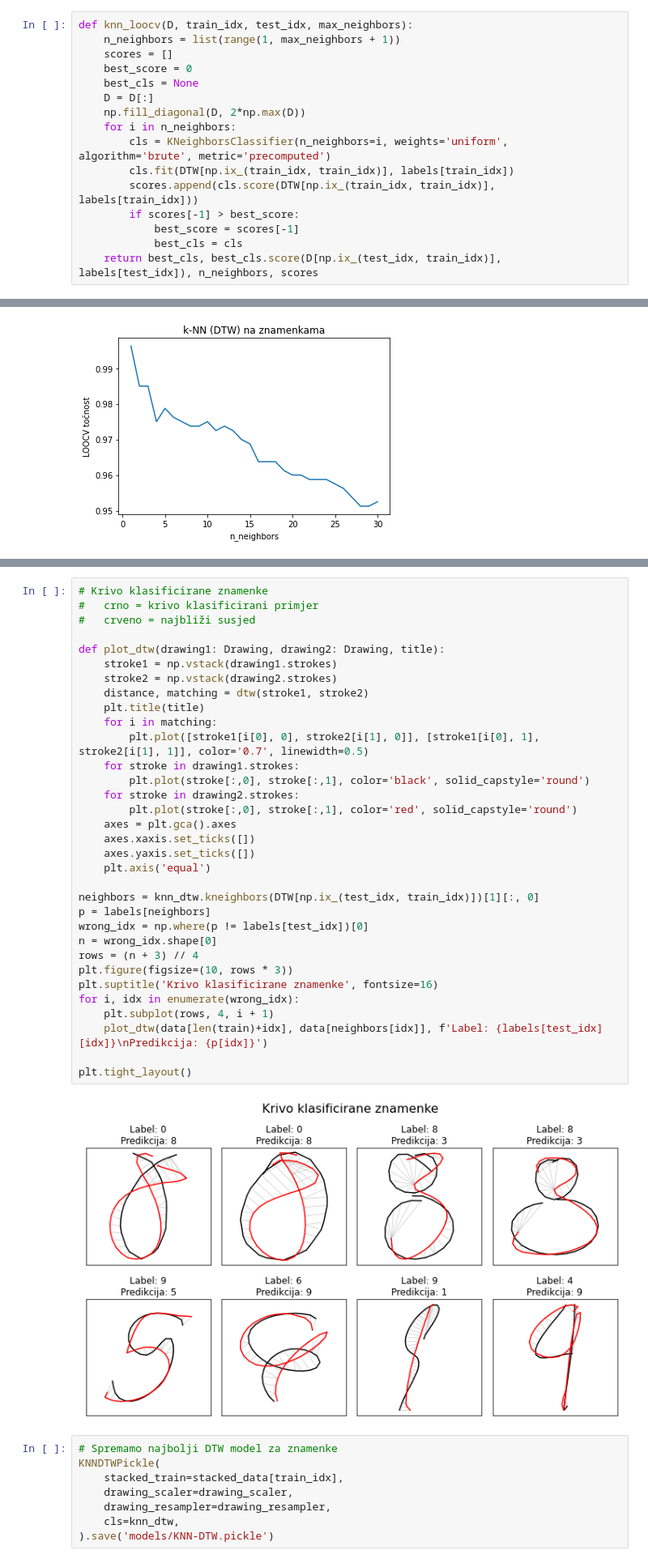
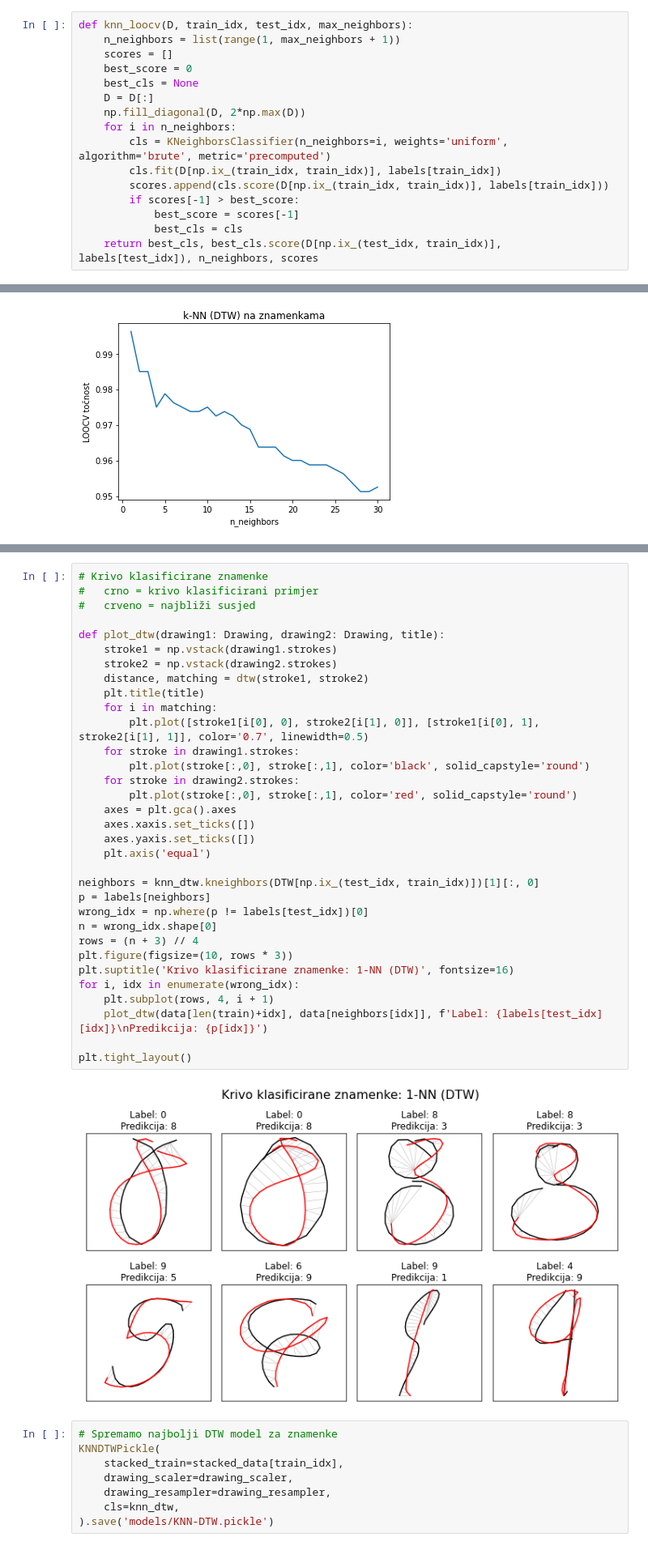
Before and after one commit to markojukic/raketa-online-character-recognition, a Jupyter notebook: k-NN.ipynb, the cells around one changed output, grey strips where cells are left out. Shown: that part at 81% size. Cells and saved outputs as stored; diff of their text form.

```diff
--- a/k-NN.ipynb
+++ b/k-NN.ipynb
@@ -44,8 +44,8 @@ def knn_loocv(D, train_idx, test_idx, max_neighbors):
     np.fill_diagonal(D, 2*np.max(D))
     for i in n_neighbors:
         cls = KNeighborsClassifier(n_neighbors=i, weights='uniform', algorithm='brute', metric='precomputed')
-        cls.fit(DTW[np.ix_(train_idx, train_idx)], labels[train_idx])
-        scores.append(cls.score(DTW[np.ix_(train_idx, train_idx)], labels[train_idx]))
+        cls.fit(D[np.ix_(train_idx, train_idx)], labels[train_idx])
+        scores.append(cls.score(D[np.ix_(train_idx, train_idx)], labels[train_idx]))
         if scores[-1] > best_score:
             best_score = scores[-1]
             best_cls = cls
@@ -74,35 +71,35 @@ p = labels[neighbors]
 #   crveno = najbliži susjed
 
 def plot_dtw(drawing1: Drawing, drawing2: Drawing, title):
     stroke1 = np.vstack(drawing1.strokes)
     stroke2 = np.vstack(drawing2.strokes)
     distance, matching = dtw(stroke1, stroke2)
     plt.title(title)
     for i in matching:
         plt.plot([stroke1[i[0], 0], stroke2[i[1], 0]], [stroke1[i[0], 1], stroke2[i[1], 1]], color='0.7', linewidth=0.5)
     for stroke in drawing1.strokes:
         plt.plot(stroke[:,0], stroke[:,1], color='black', solid_capstyle='round')
     for stroke in drawing2.strokes:
         plt.plot(stroke[:,0], stroke[:,1], color='red', solid_capstyle='round')
     axes = plt.gca().axes
     axes.xaxis.set_ticks([])
     axes.yaxis.set_ticks([])
     plt.axis('equal')
 
 neighbors = knn_dtw.kneighbors(DTW[np.ix_(test_idx, train_idx)])[1][:, 0]
 p = labels[neighbors]
 wrong_idx = np.where(p != labels[test_idx])[0]
 n = wrong_idx.shape[0]
 rows = (n + 3) // 4
 plt.figure(figsize=(10, rows * 3))
-plt.suptitle('Krivo klasificirane znamenke', fontsize=16)
+plt.suptitle('Krivo klasificirane znamenke: 1-NN (DTW)', fontsize=16)
 for i, idx in enumerate(wrong_idx):
     plt.subplot(rows, 4, i + 1)
     plot_dtw(data[len(train)+idx], data[neighbors[idx]], f'Label: {labels[test_idx][idx]}\nPredikcija: {p[idx]}')
 
 plt.tight_layout()
 # %% [output]
-[figure, old version]
+[figure, new version]
 # %%
 # Spremamo najbolji DTW model za znamenke
 KNNDTWPickle(
```
Also changed, not shown: parts of 4 cells of this notebook, 1 other file.
